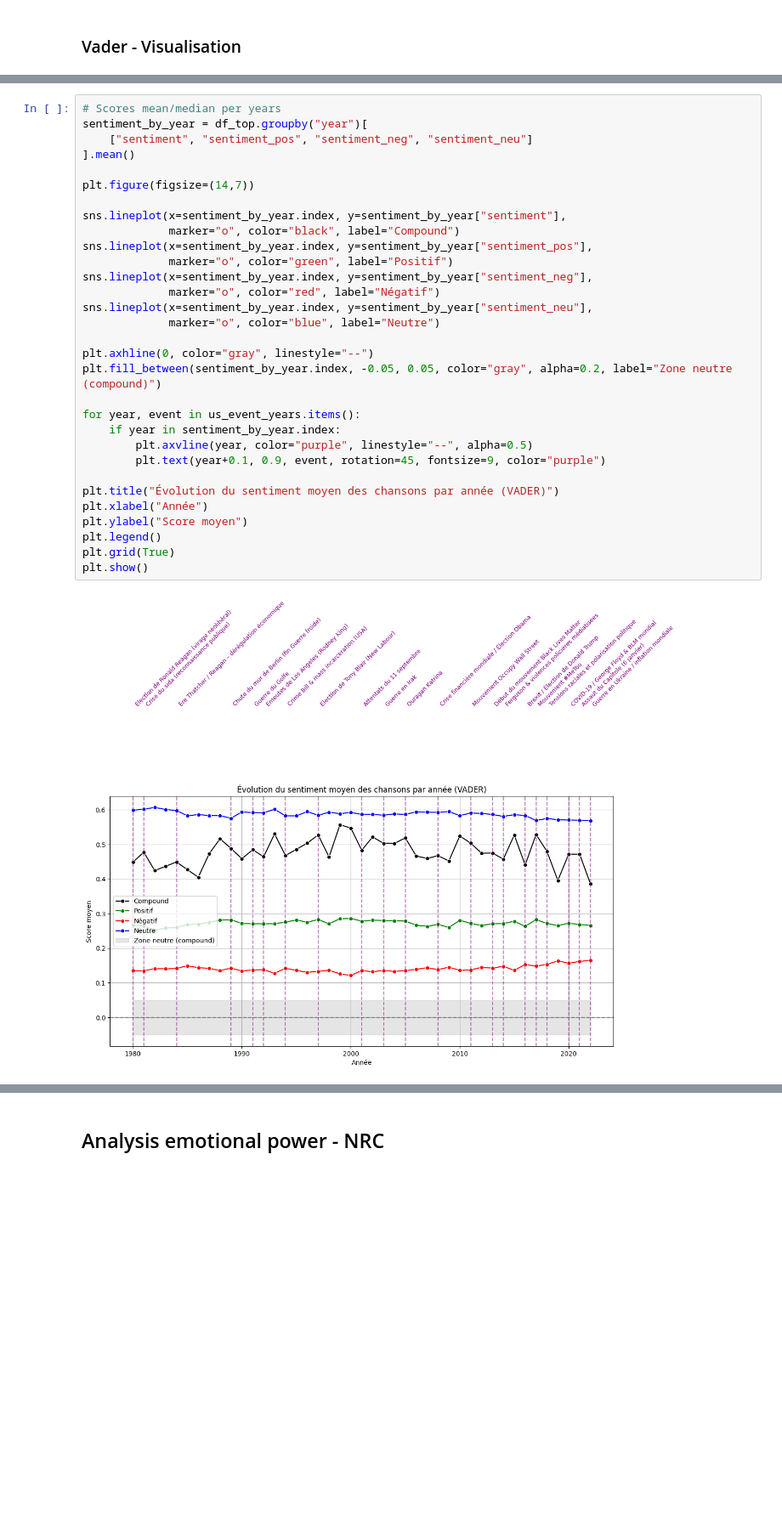
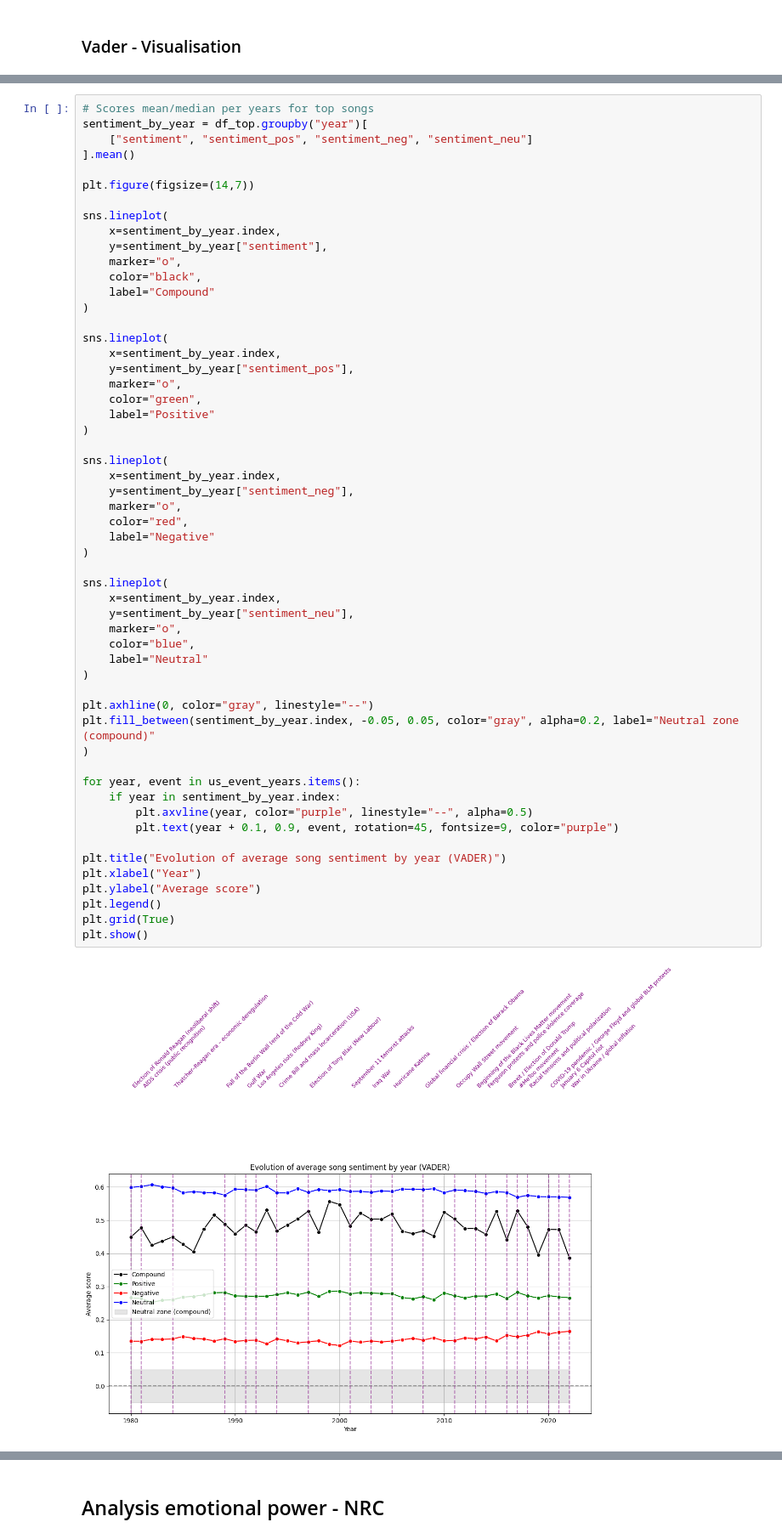
Before and after one commit to Isahrv/nlp_lyrics_analysis, a Jupyter notebook: code_pop.ipynb, the cells around one changed output, grey strips where cells are left out. Shown at 85% size. Cells and saved outputs as stored; diff of their text form; blank space fills up the shorter version.

```diff
--- a/code_pop.ipynb
+++ b/code_pop.ipynb
@@ -548,35 +535,59 @@ us_event_years = {
 }
 # %%
-# Scores mean/median per years
+# Scores mean/median per years for top songs
 sentiment_by_year = df_top.groupby("year")[
     ["sentiment", "sentiment_pos", "sentiment_neg", "sentiment_neu"]
 ].mean()
 
 plt.figure(figsize=(14,7))
 
-sns.lineplot(x=sentiment_by_year.index, y=sentiment_by_year["sentiment"],
-             marker="o", color="black", label="Compound")
-sns.lineplot(x=sentiment_by_year.index, y=sentiment_by_year["sentiment_pos"],
-             marker="o", color="green", label="Positif")
-sns.lineplot(x=sentiment_by_year.index, y=sentiment_by_year["sentiment_neg"],
-             marker="o", color="red", label="Négatif")
-sns.lineplot(x=sentiment_by_year.index, y=sentiment_by_year["sentiment_neu"],
-             marker="o", color="blue", label="Neutre")
+sns.lineplot(
+    x=sentiment_by_year.index,
+    y=sentiment_by_year["sentiment"],
+    marker="o",
+    color="black",
+    label="Compound"
+)
+
+sns.lineplot(
+    x=sentiment_by_year.index,
+    y=sentiment_by_year["sentiment_pos"],
+    marker="o",
+    color="green",
+    label="Positive"
+)
+
+sns.lineplot(
+    x=sentiment_by_year.index,
+    y=sentiment_by_year["sentiment_neg"],
+    marker="o",
+    color="red",
+    label="Negative"
+)
+
+sns.lineplot(
+    x=sentiment_by_year.index,
+    y=sentiment_by_year["sentiment_neu"],
+    marker="o",
+    color="blue",
+    label="Neutral"
+)
 
 plt.axhline(0, color="gray", linestyle="--")
-plt.fill_between(sentiment_by_year.index, -0.05, 0.05, color="gray", alpha=0.2, label="Zone neutre (compound)")
+plt.fill_between(sentiment_by_year.index, -0.05, 0.05, color="gray", alpha=0.2, label="Neutral zone (compound)"
+)
 
 for year, event in us_event_years.items():
     if year in sentiment_by_year.index:
         plt.axvline(year, color="purple", linestyle="--", alpha=0.5)
-        plt.text(year+0.1, 0.9, event, rotation=45, fontsize=9, color="purple")
+        plt.text(year + 0.1, 0.9, event, rotation=45, fontsize=9, color="purple")
 
-plt.title("Évolution du sentiment moyen des chansons par année (VADER)")
-plt.xlabel("Année")
-plt.ylabel("Score moyen")
+plt.title("Evolution of average song sentiment by year (VADER)")
+plt.xlabel("Year")
+plt.ylabel("Average score")
 plt.legend()
 plt.grid(True)
 plt.show()
 # %% [output]
-[figure, old version]
+[figure, new version]
 # %%
```
Also changed, not shown: parts of 32 cells of this notebook, 3 other files.
